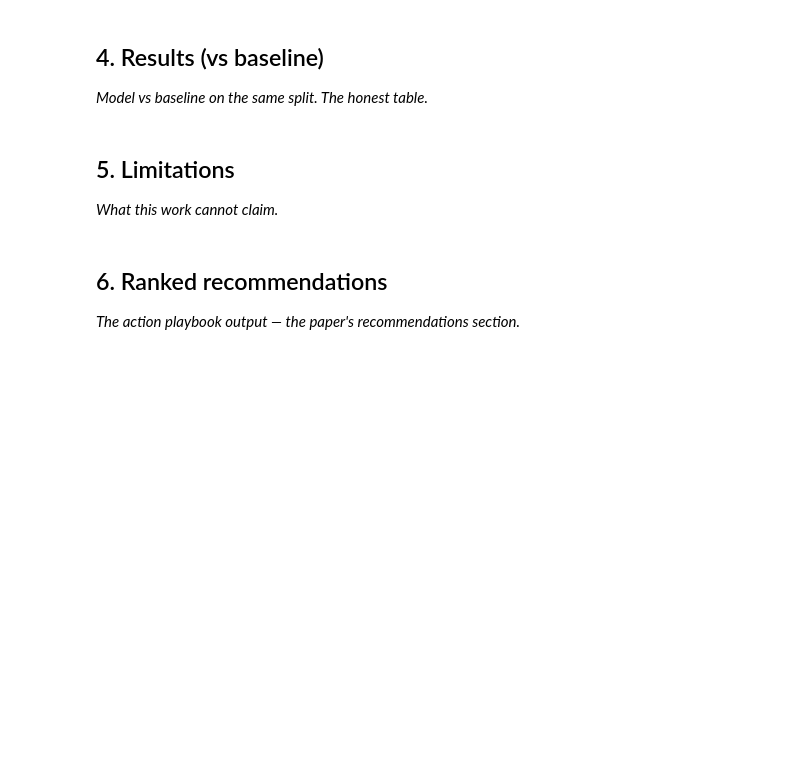
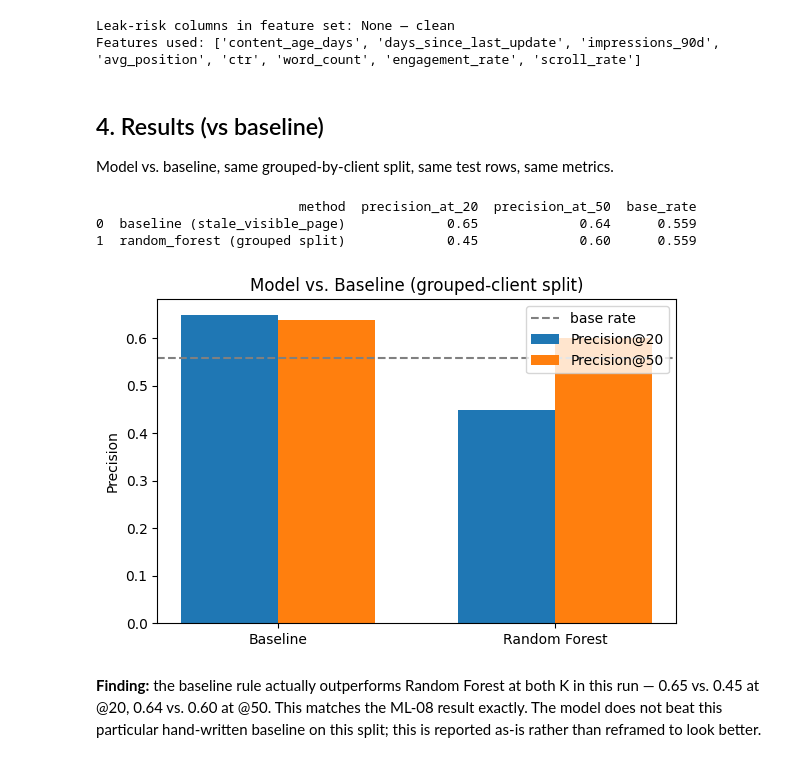
Before and after one commit to Santosh-S321/flyrank-ml-internship, a Jupyter notebook: work/notebooks/capstone.ipynb, the cells around one changed output. Cells and saved outputs as stored; diff of their text form; code cells hidden in the pictures; blank space fills up the shorter version.

```diff
--- a/work/notebooks/capstone.ipynb
+++ b/work/notebooks/capstone.ipynb
@@ -21,12 +111,67 @@ This skeleton is yours to fill. Work the sections **in order** — each one has
+# %%
+features = ["content_age_days", "days_since_last_update", "impressions_90d",
+            "avg_position", "ctr", "word_count", "engagement_rate", "scroll_rate"]
+features = [c for c in features if c in df.columns]
+
+label_source = {"trend_direction", "trend_pct"}
+print("Leak-risk columns in feature set:", [c for c in features if c in label_source] or "None — clean")
+print("Features used:", features)
+# %% [output]
+Leak-risk columns in feature set: None — clean
+Features used: ['content_age_days', 'days_since_last_update', 'impressions_90d', 'avg_position', 'ctr', 'word_count', 'engagement_rate', 'scroll_rate']
 # %% [markdown]
 ## 4. Results (vs baseline)
 
-*Model vs baseline on the same split. The honest table.*
+Model vs. baseline, same grouped-by-client split, same test rows, same metrics.
-# %% [markdown]
-## 5. Limitations
-
-*What this work cannot claim.*
-# %% [markdown]
-## 6. Ranked recommendations
-
-*The action playbook output — the paper's recommendations section.*
+# %%
+df["is_stale"] = (df["days_since_last_update"] >= 180).astype(int)
+df["is_visible"] = (df["impressions_90d"] >= 500).astype(int)
+df["baseline_score"] = df["is_stale"] * df["is_visible"] * df["impressions_90d"]
+
+X = df[features].replace([np.inf, -np.inf], np.nan).fillna(0)
+y = df["is_declining_label"]
+
+gss = GroupShuffleSplit(n_splits=1, test_size=0.3, random_state=42)
+train_idx, test_idx = next(gss.split(X, y, groups=df["client_id"]))
+rf = RandomForestClassifier(n_estimators=200, max_depth=10, min_samples_leaf=25,
+                             class_weight="balanced_subsample", random_state=42, n_jobs=-1)
+rf.fit(X.iloc[train_idx], y.iloc[train_idx])
+model_scores_test = rf.predict_proba(X.iloc[test_idx])[:, 1]
+base_scores_test = df.iloc[test_idx]["baseline_score"].values
+y_test = y.iloc[test_idx].values
+
+results = pd.DataFrame([
+    {"method": "baseline (stale_visible_page)",
+     "precision_at_20": precision_at_k(base_scores_test, y_test, 20),
+     "precision_at_50": precision_at_k(base_scores_test, y_test, 50),
+     "base_rate": y_test.mean()},
+    {"method": "random_forest (grouped split)",
+     "precision_at_20": precision_at_k(model_scores_test, y_test, 20),
+     "precision_at_50": precision_at_k(model_scores_test, y_test, 50),
+     "base_rate": y_test.mean()},
+])
+print(results.round(3))
+
+# Chart: precision comparison
+fig, ax = plt.subplots(figsize=(6, 4))
+x = np.arange(2)
+width = 0.35
+ax.bar(x - width/2, results["precision_at_20"], width, label="Precision@20")
+ax.bar(x + width/2, results["precision_at_50"], width, label="Precision@50")
+ax.axhline(y_test.mean(), color="gray", linestyle="--", label="base rate")
+ax.set_xticks(x); ax.set_xticklabels(["Baseline", "Random Forest"])
+ax.set_ylabel("Precision"); ax.set_title("Model vs. Baseline (grouped-client split)")
+ax.legend()
+plt.tight_layout()
+plt.savefig("work/figures/model_vs_baseline.png", dpi=150)
+plt.show()
+# %% [output]
+                          method  precision_at_20  precision_at_50  base_rate
+0  baseline (stale_visible_page)             0.65             0.64      0.559
+1  random_forest (grouped split)             0.45             0.60      0.559
+[figure, added]
+# %% [markdown]
+**Finding:** the baseline rule actually outperforms Random Forest at both K in this
+run — 0.65 vs. 0.45 at @20, 0.64 vs. 0.60 at @50. This matches the ML-08 result
+exactly. The model does not beat this particular hand-written baseline on this split;
+this is reported as-is rather than reframed to look better.
```
Also changed, not shown: parts of 19 cells of this notebook.
